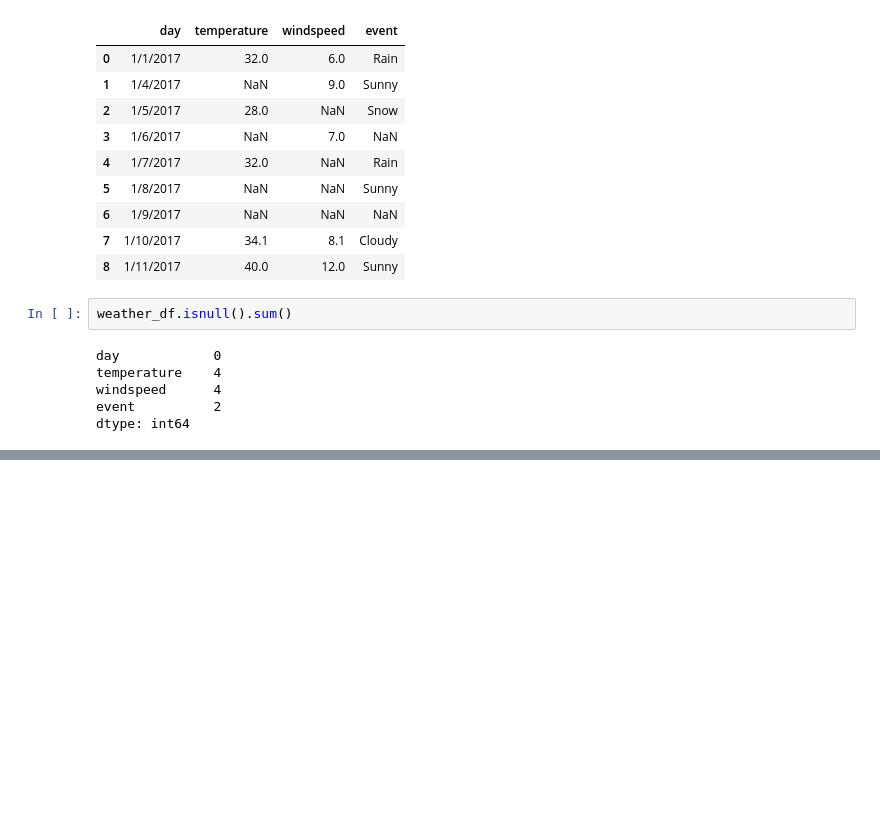
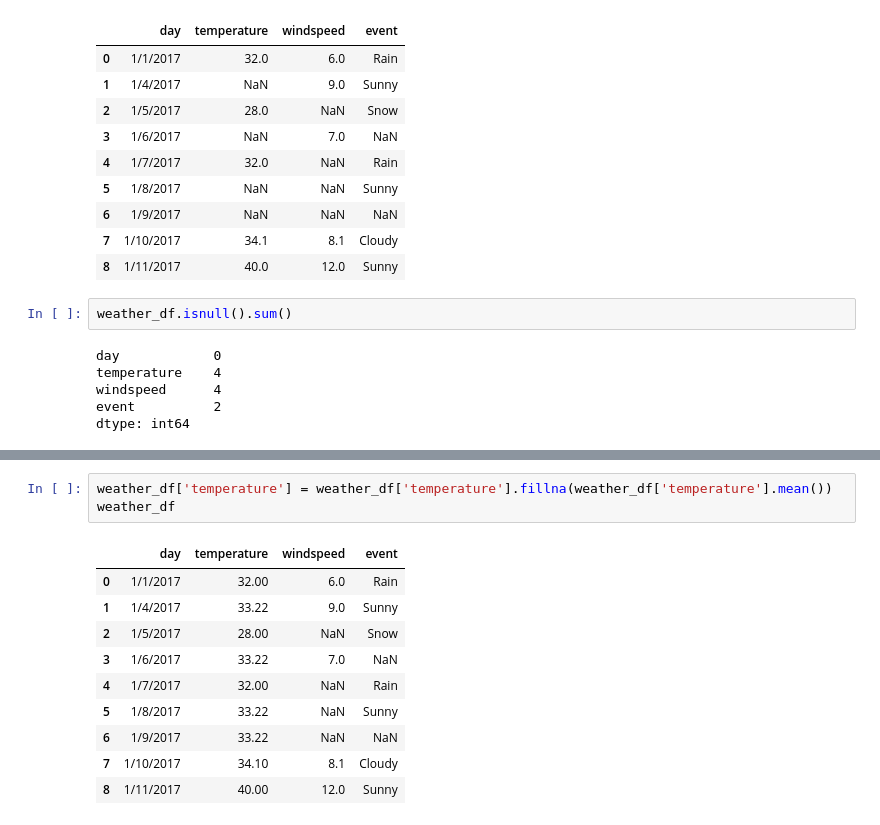
Before and after one commit to redwanhasan07208212/python-basic, a Jupyter notebook: Class-7/PandasPratice.ipynb, the cells around one changed output, grey strips where cells are left out. Drawn from its saved outputs; the diff is of its cells as text; blank space fills up the shorter version.

```diff
--- a/Class-7/PandasPratice.ipynb
+++ b/Class-7/PandasPratice.ipynb
@@ -49,0 +110,14 @@ dtype: int64
+# %%
+weather_df['temperature'] = weather_df['temperature'].fillna(weather_df['temperature'].mean())
+weather_df
+# %% [output]
+|  | day | temperature | windspeed | event |
+| 0 | 1/1/2017 | 32.00 | 6.0 | Rain |
+| 1 | 1/4/2017 | 33.22 | 9.0 | Sunny |
+| 2 | 1/5/2017 | 28.00 | NaN | Snow |
+| 3 | 1/6/2017 | 33.22 | 7.0 | NaN |
+| 4 | 1/7/2017 | 32.00 | NaN | Rain |
+| 5 | 1/8/2017 | 33.22 | NaN | Sunny |
+| 6 | 1/9/2017 | 33.22 | NaN | NaN |
+| 7 | 1/10/2017 | 34.10 | 8.1 | Cloudy |
+| 8 | 1/11/2017 | 40.00 | 12.0 | Sunny |
```
Also changed, not shown: parts of 13 cells of this notebook, 2 other files.
